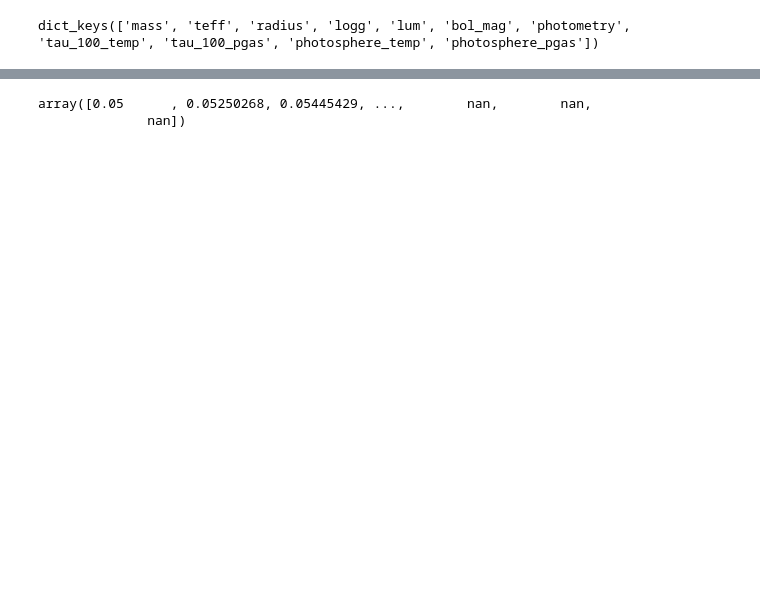
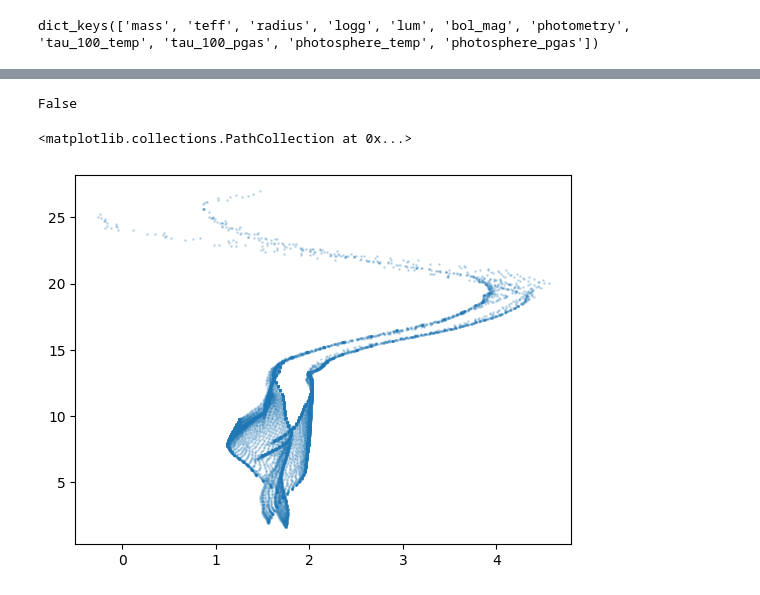
Before and after one commit to caganze/popsimdata, a Jupyter notebook: notebooks/Roman's Isochrones and metal-poor stars.ipynb, the cells around one changed output, grey strips where cells are left out. Drawn from its saved outputs; the diff is of its cells as text; code cells hidden in the pictures; blank space fills up the shorter version.

```diff
--- a/notebooks/Roman's Isochrones and metal-poor stars.ipynb
+++ b/notebooks/Roman's Isochrones and metal-poor stars.ipynb
@@ -69,7 +90,29 @@ df_t
+# %%
+check_float([2])
+# %% [output]
+False
 # %%
-df_t.mass.values
+#rearrange now that we have all columns
+cols= list(df_t.iloc[0].keys())
+all_vals=[]
+for idx in range(len(df_t)):
+    df_small=df_t.iloc[idx]
+    n= len(df_small.mass)
+    dt_s={}
+    for k in cols:
+        if check_float(df_small[k]):
+            vls= np.ones_like(df_small['mass'])*df_small[k]
+            dt_s[k]= vls
+        else:
+            dt_s[k]= df_small[k]
+
+    all_vals.append(pd.DataFrame(dt_s))
-# %% [output]
-array([0.05      , 0.05250268, 0.05445429, ...,        nan,        nan,
-              nan])
 # %%
-#
+df_tot=pd.concat(all_vals)
+fig, ax=plt.subplots()
+
+ax.scatter(df_tot['LSST_LSST.g']-df_tot['LSST_LSST.r'],df_tot['LSST_LSST.i'],\
+               s=1, alpha=0.2,  vmin=-2, vmax=1)
+# %% [output]
+<matplotlib.collections.PathCollection at 0x...>
+[figure, added]
```
Also changed, not shown: parts of 8 cells of this notebook, 8 other files.
